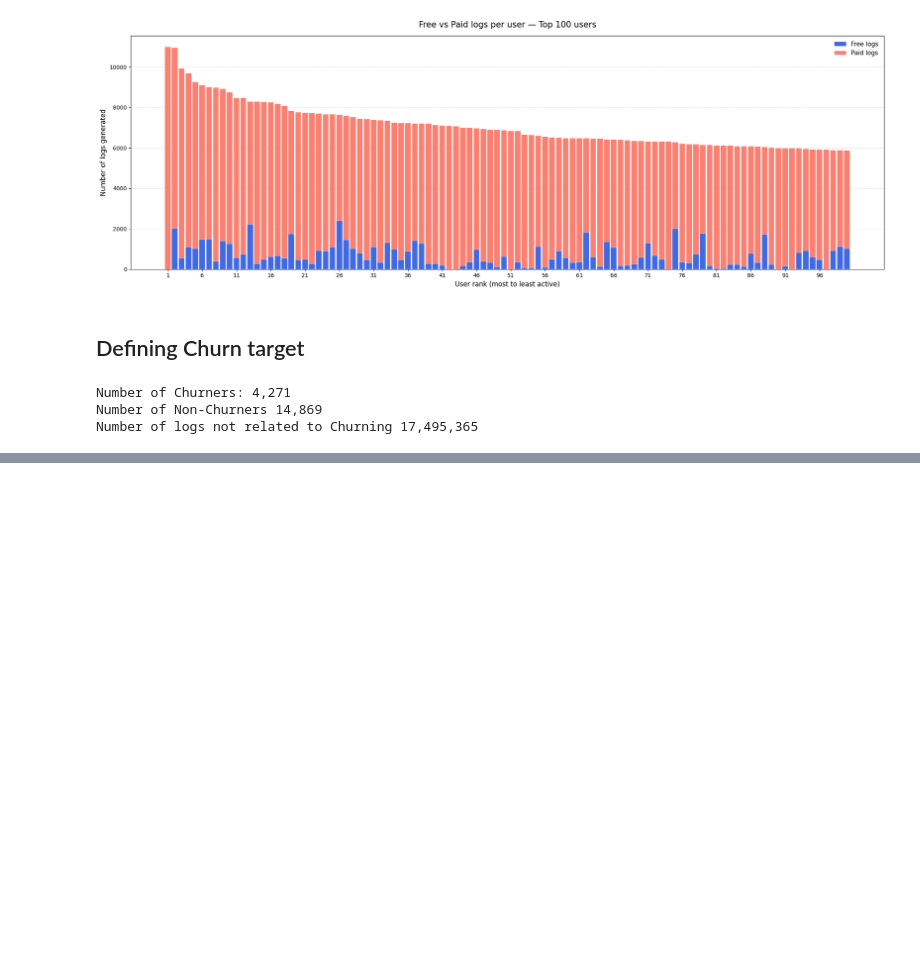
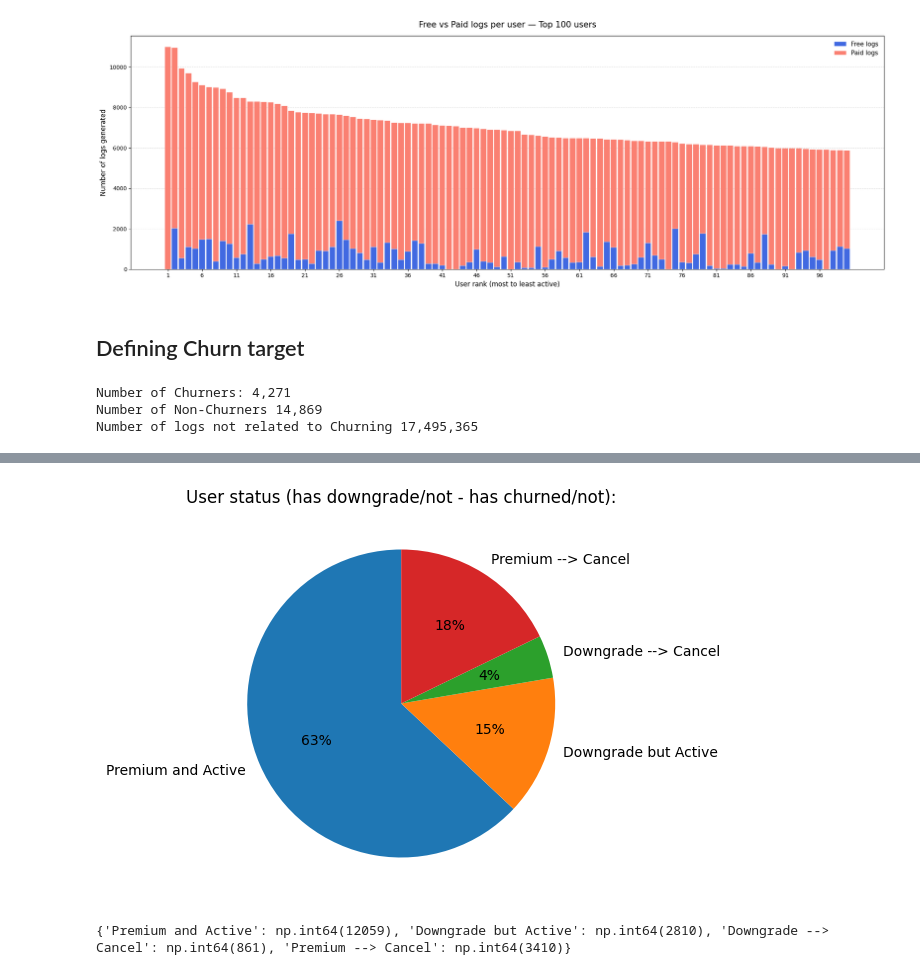
Before and after one commit to Hugo361/Churn_Prediction_26-27_DSAIB, a Jupyter notebook: Notebooks/01_EDA.ipynb, the cells around one changed output, grey strips where cells are left out. Cells and saved outputs as stored; diff of their text form; code cells hidden in the pictures; blank space fills up the shorter version.

```diff
--- a/Notebooks/01_EDA.ipynb
+++ b/Notebooks/01_EDA.ipynb
@@ -212,0 +276,42 @@ Number of logs not related to Churning 17,495,365
+# %%
+import matplotlib.pyplot as plt
+
+# One row per user
+users = train.drop_duplicates('userId')
+
+subjects = [
+    'Premium and Active',
+    'Downgrade but Active',
+    'Downgrade --> Cancel',
+    'Premium --> Cancel'
+]
+
+data = [
+    ((users['downgrade'] == 0) & (users['churn'] == 0)).sum(),
+    ((users['downgrade'] == 1) & (users['churn'] == 0)).sum(),
+    ((users['downgrade'] == 1) & (users['churn'] == 1)).sum(),
+    ((users['downgrade'] == 0) & (users['churn'] == 1)).sum()
+]
+
+fig, ax = plt.subplots(figsize=(5, 5))
+
+ax.pie(
+    data,
+    labels=subjects,
+    autopct='%1.0f%%',
+    startangle=90
+)
+
+ax.set_title('User status (has downgrade/not - has churned/not):')
+
+plt.show()
+
+print(dict(zip(subjects, data)))
+
+# This pie chart suggests that quite a large part of the users downgrading their subscription
+# still decide to keep their account and use the platform
+
+# Be careful, this pie chart does not include the Free users Active, only the former Premium Active (15%)
+# %% [output]
+[figure, added]
+{'Premium and Active': np.int64(12059), 'Downgrade but Active': np.int64(2810), 'Downgrade --> Cancel': np.int64(861), 'Premium --> Cancel': np.int64(3410)}
```
Also changed, not shown: parts of 10 cells of this notebook.
